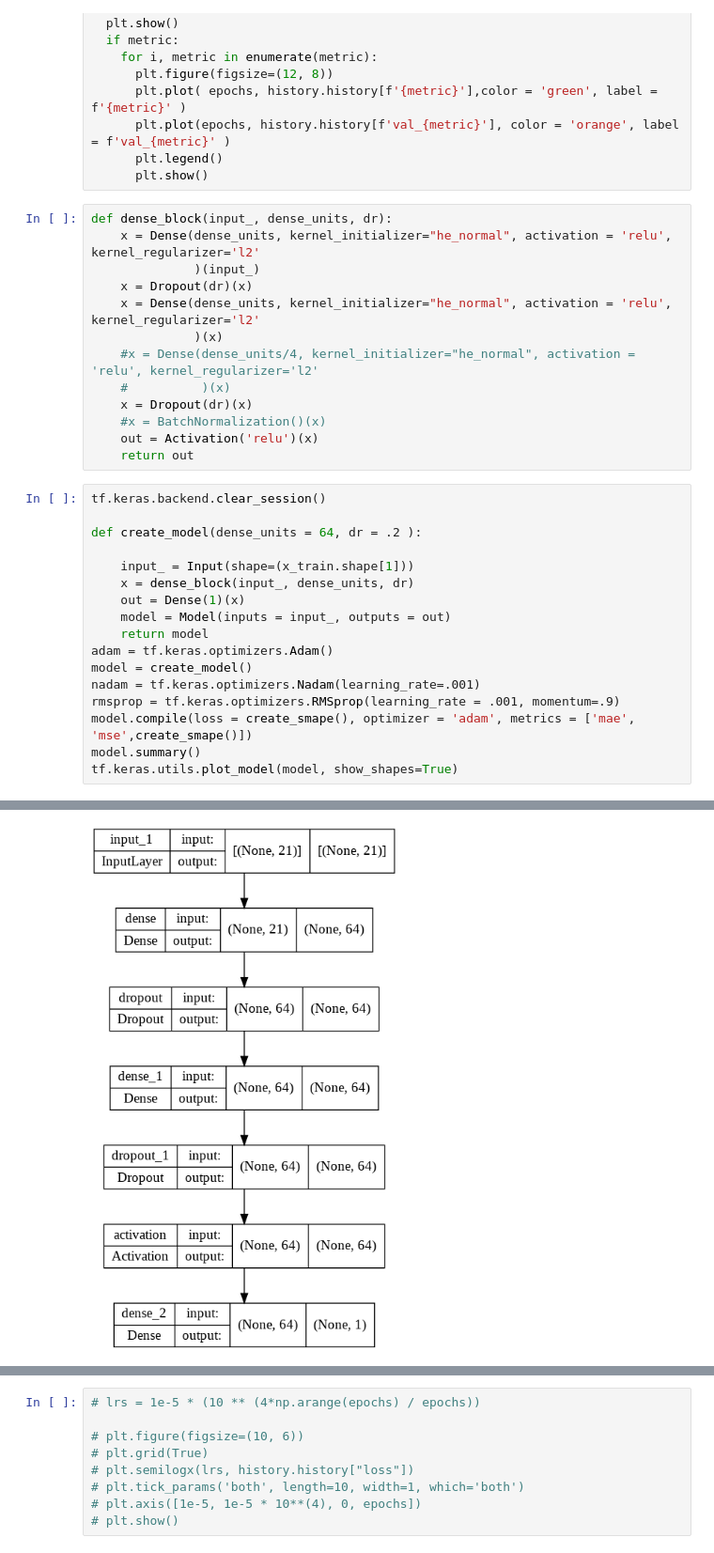
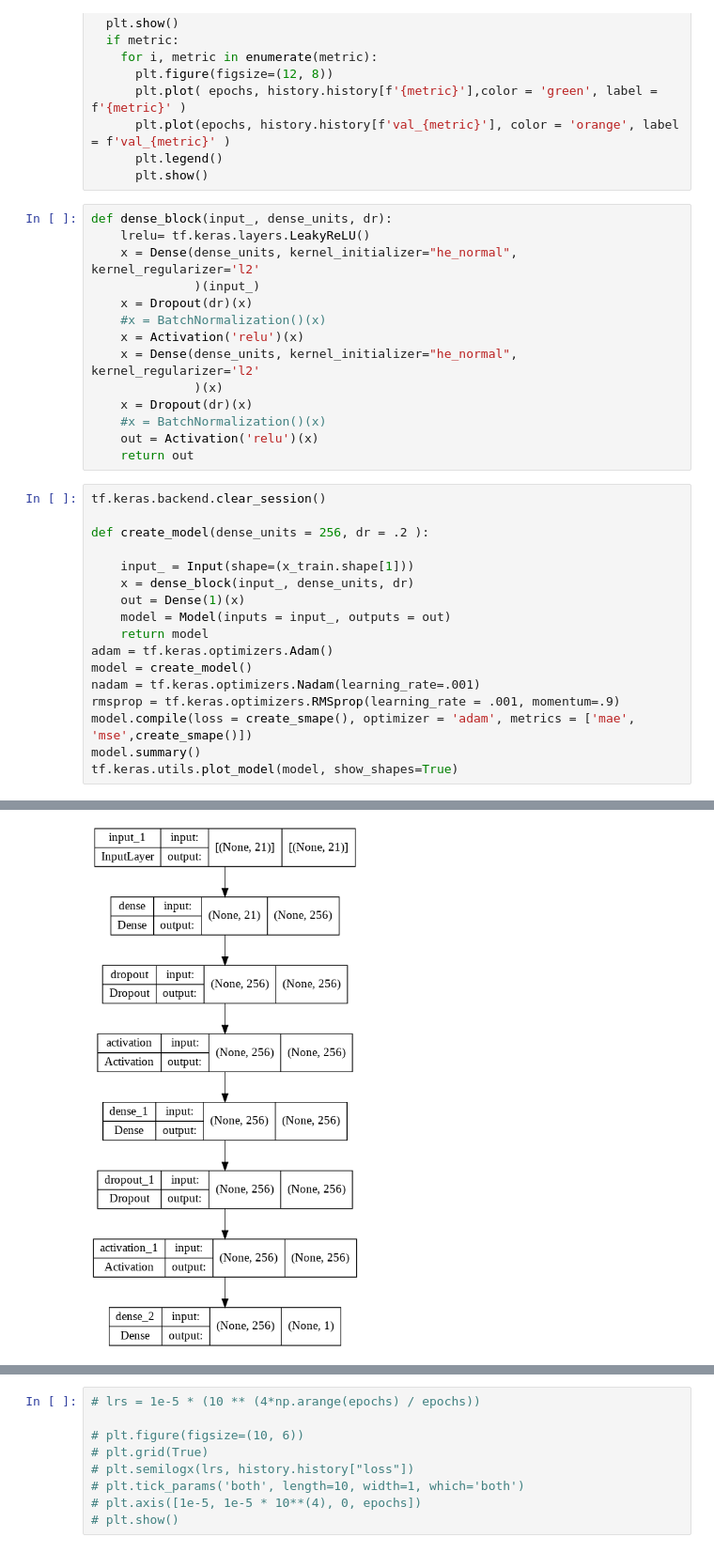
Before and after one commit to doogzultz/time_series_project, a Jupyter notebook: model_test_simple_and_classical.ipynb, the cells around one changed output, grey strips where cells are left out. Shown at 94% size. Cells and saved outputs as stored; diff of their text form.

```diff
--- a/model_test_simple_and_classical.ipynb
+++ b/model_test_simple_and_classical.ipynb
@@ -427,13 +434,14 @@ def plot_model_perf(history, metric = None):
       plt.show()
 # %%
 def dense_block(input_, dense_units, dr):
-    x = Dense(dense_units, kernel_initializer="he_normal", activation = 'relu', kernel_regularizer='l2'
+    lrelu= tf.keras.layers.LeakyReLU()
+    x = Dense(dense_units, kernel_initializer="he_normal", kernel_regularizer='l2'
               )(input_)
     x = Dropout(dr)(x)
-    x = Dense(dense_units, kernel_initializer="he_normal", activation = 'relu', kernel_regularizer='l2'
+    #x = BatchNormalization()(x)
+    x = Activation('relu')(x)
+    x = Dense(dense_units, kernel_initializer="he_normal", kernel_regularizer='l2'
               )(x)
-    #x = Dense(dense_units/4, kernel_initializer="he_normal", activation = 'relu', kernel_regularizer='l2'
-    #          )(x)
     x = Dropout(dr)(x)
     #x = BatchNormalization()(x)
     out = Activation('relu')(x)
@@ -441,7 +449,7 @@ def dense_block(input_, dense_units, dr):
 # %%
 tf.keras.backend.clear_session()
 
-def create_model(dense_units = 64, dr = .2 ):
+def create_model(dense_units = 256, dr = .2 ):
 
     input_ = Input(shape=(x_train.shape[1]))
     x = dense_block(input_, dense_units, dr)
@@ -474,4 +482,4 @@ Trainable params: 5,633
 Non-trainable params: 0
 _________________________________________________________________
-[figure, old version]
+[figure, new version]
 # %%
```
Also changed, not shown: parts of 12 cells of this notebook.
